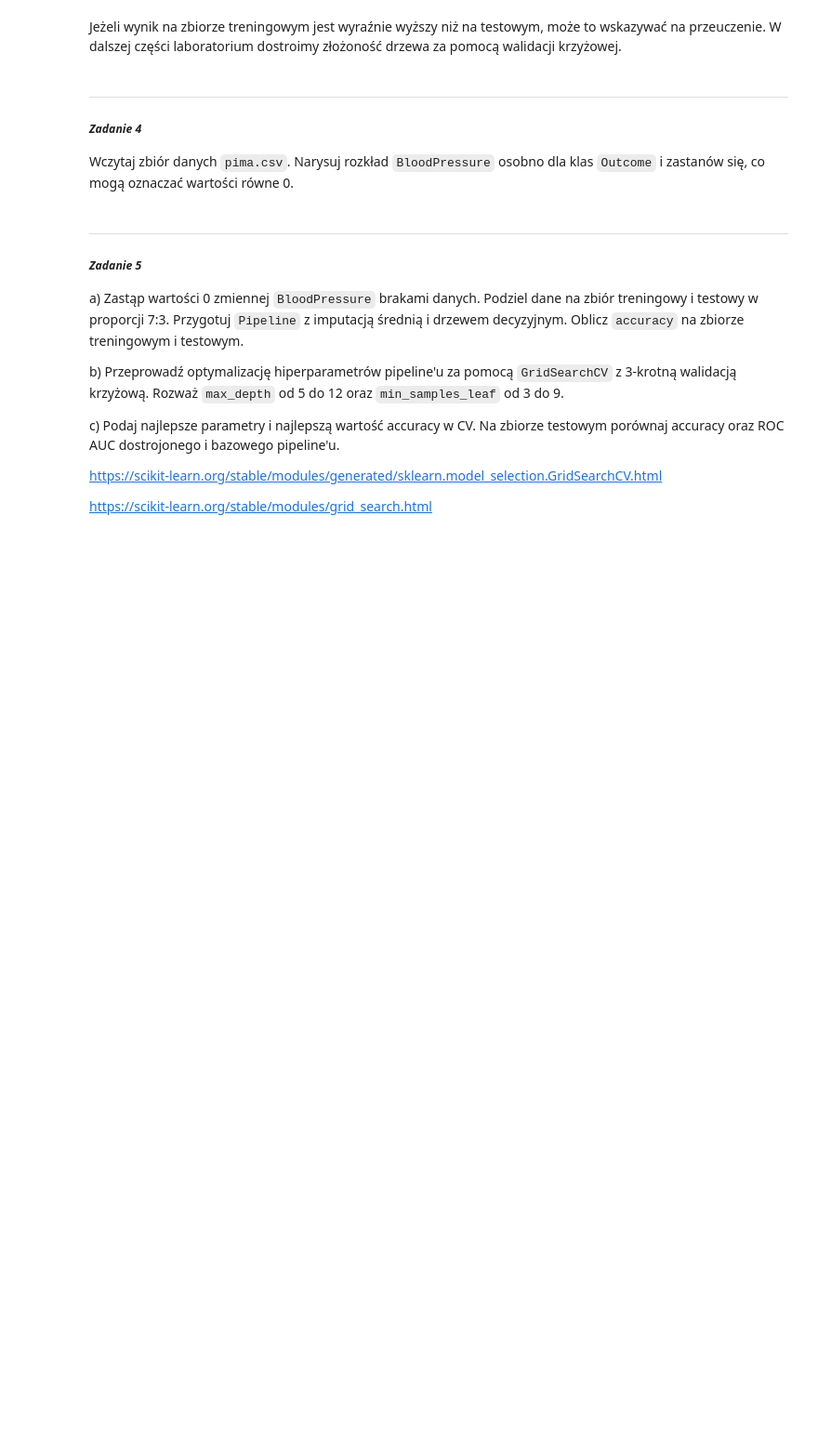
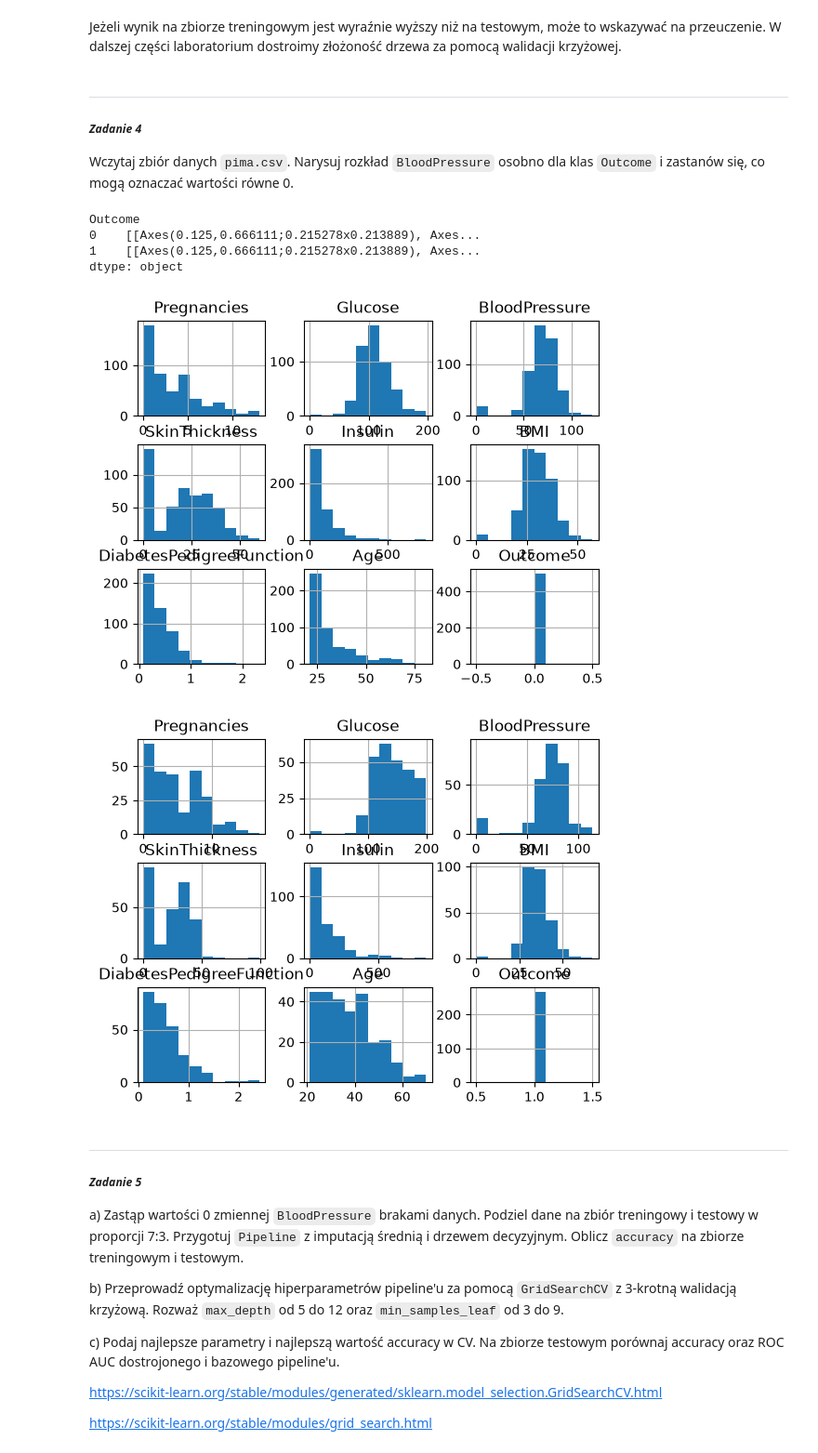
Before and after one commit to pkb-pmj/pw-sem5-ml, a Jupyter notebook: labs/lab05/lab05.ipynb, the cells around one changed output. Shown at 93% size. Drawn from its saved outputs; the diff is of its cells as text; code cells hidden in the pictures; blank space fills up the shorter version.

```diff
--- a/labs/lab05/lab05.ipynb
+++ b/labs/lab05/lab05.ipynb
@@ -161,6 +260,15 @@ Wczytaj zbiór danych `pima.csv`. Narysuj rozkład `BloodPressure` osobno dla kl
 pima = pd.read_csv("pima.csv")
 y = pima["Outcome"]
 X = pima.drop(columns="Outcome")
+# %%
+pima.groupby("Outcome").hist()
+# %% [output]
+Outcome
+0    [[Axes(0.125,0.666111;0.215278x0.213889), Axes...
+1    [[Axes(0.125,0.666111;0.215278x0.213889), Axes...
+dtype: object
+[figure, added]
+[figure, added]
 # %% [markdown]
 -----
 ##### *Zadanie 5*
```
Also changed, not shown: parts of 17 cells of this notebook.
